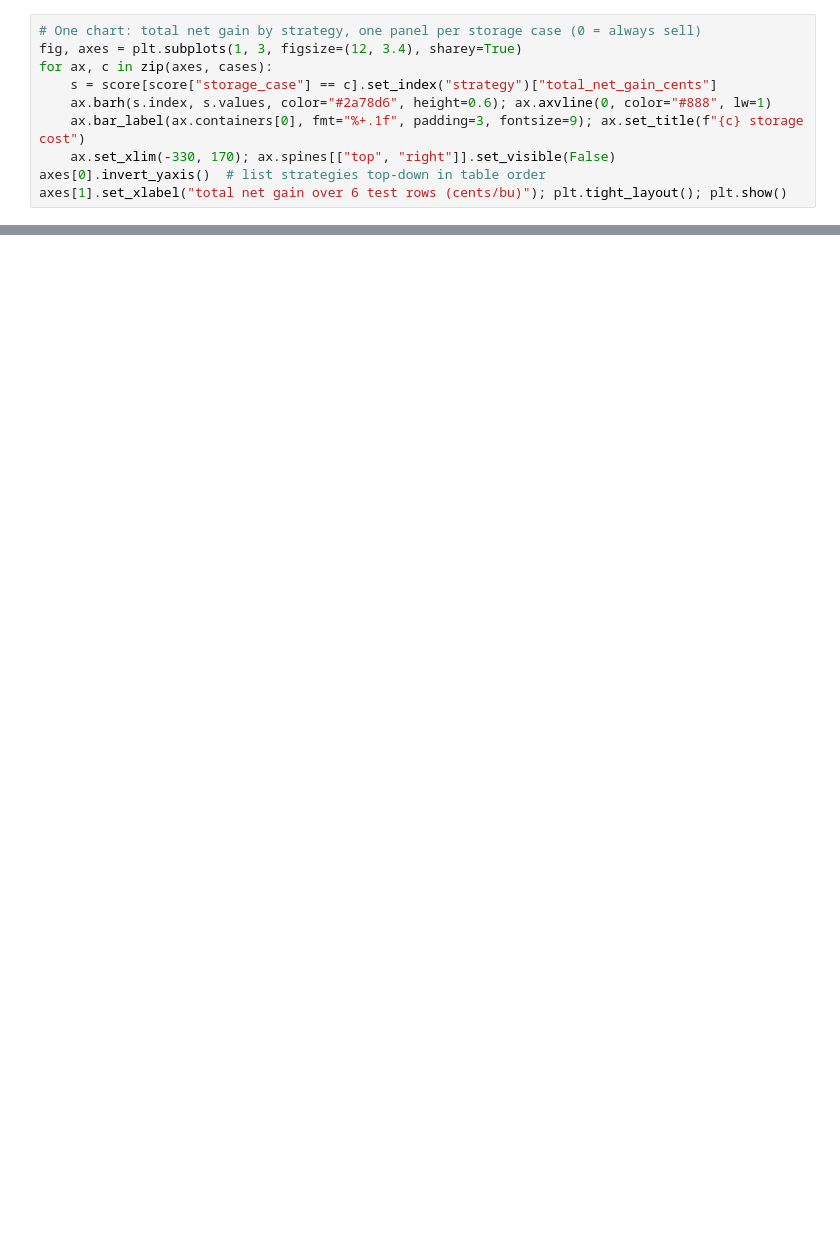
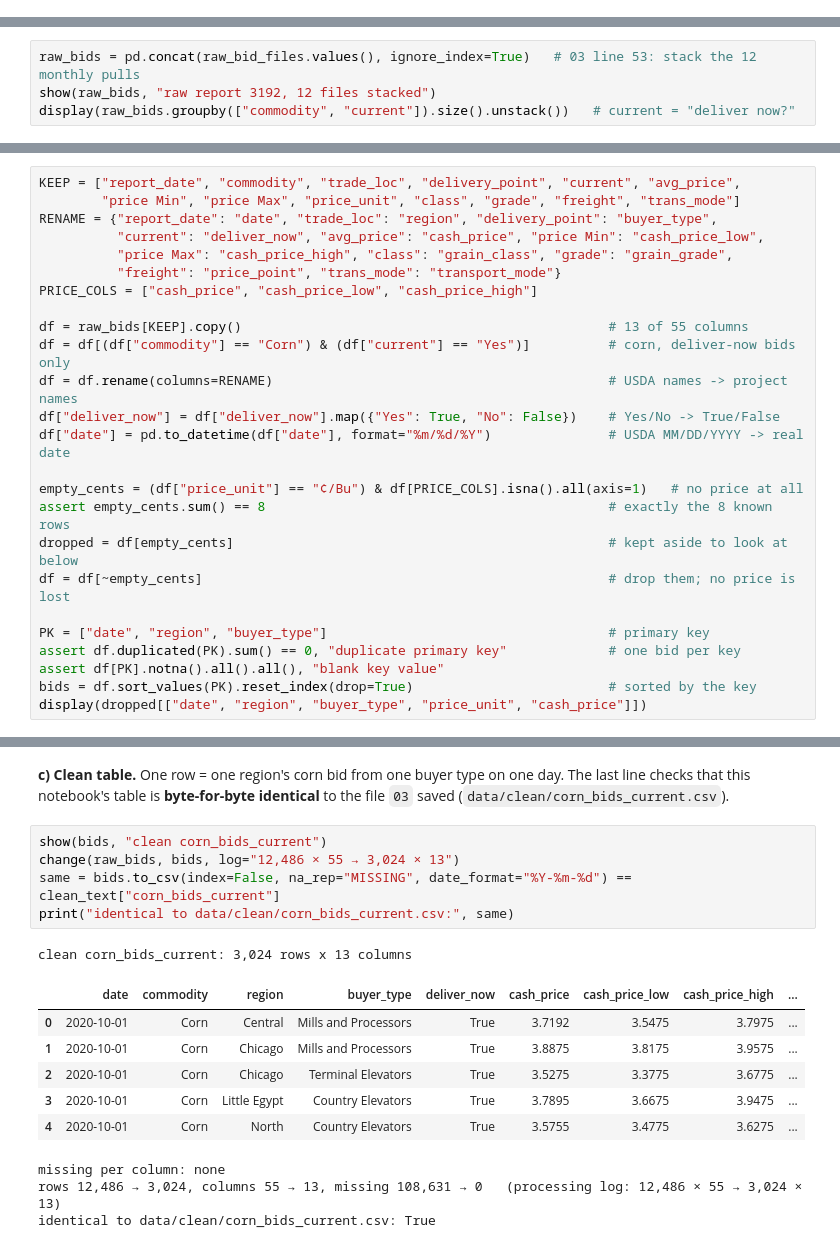
Before and after one commit to Jessie-Ren699/corn-storage-basis, a Jupyter notebook: notebooks/00_walkthrough.ipynb, the cells around one changed output, grey strips where cells are left out. Saved outputs shown, nothing was run; the diff lists cells and outputs as text; blank space fills up the shorter version.

Commit message:
Walkthrough v2: table -> code -> table for each step, real script logic, checks against saved files
Co-Authored-By: Claude Opus 5.5 <noreply@anthropic.com>

```diff
--- a/notebooks/00_walkthrough.ipynb
+++ b/notebooks/00_walkthrough.ipynb
@@ -377,10 +0,0 @@ Forecast error (MAE, cents/bu): {'err_regression_cents': 7.16, 'err_past_average
-# %%
-# One chart: total net gain by strategy, one panel per storage case (0 = always sell)
-fig, axes = plt.subplots(1, 3, figsize=(12, 3.4), sharey=True)
-for ax, c in zip(axes, cases):
-    s = score[score["storage_case"] == c].set_index("strategy")["total_net_gain_cents"]
-    ax.barh(s.index, s.values, color="#2a78d6", height=0.6); ax.axvline(0, color="#888", lw=1)
-    ax.bar_label(ax.containers[0], fmt="%+.1f", padding=3, fontsize=9); ax.set_title(f"{c} storage cost")
-    ax.set_xlim(-330, 170); ax.spines[["top", "right"]].set_visible(False)
-axes[0].invert_yaxis()  # list strategies top-down in table order
-axes[1].set_xlabel("total net gain over 6 test rows (cents/bu)"); plt.tight_layout(); plt.show()
@@ -408,0 +96,4 @@ axes[1].set_xlabel("total net gain over 6 test rows (cents/bu)"); plt.tight_layo
+# %%
+raw_bids = pd.concat(raw_bid_files.values(), ignore_index=True)   # 03 line 53: stack the 12 monthly pulls
+show(raw_bids, "raw report 3192, 12 files stacked")
+display(raw_bids.groupby(["commodity", "current"]).size().unstack())   # current = "deliver now?"
@@ -408,0 +125,25 @@ axes[1].set_xlabel("total net gain over 6 test rows (cents/bu)"); plt.tight_layo
+# %%
+KEEP = ["report_date", "commodity", "trade_loc", "delivery_point", "current", "avg_price",
+        "price Min", "price Max", "price_unit", "class", "grade", "freight", "trans_mode"]
+RENAME = {"report_date": "date", "trade_loc": "region", "delivery_point": "buyer_type",
+          "current": "deliver_now", "avg_price": "cash_price", "price Min": "cash_price_low",
+          "price Max": "cash_price_high", "class": "grain_class", "grade": "grain_grade",
+          "freight": "price_point", "trans_mode": "transport_mode"}
+PRICE_COLS = ["cash_price", "cash_price_low", "cash_price_high"]
+
+df = raw_bids[KEEP].copy()                                               # 13 of 55 columns
+df = df[(df["commodity"] == "Corn") & (df["current"] == "Yes")]          # corn, deliver-now bids only
+df = df.rename(columns=RENAME)                                           # USDA names -> project names
+df["deliver_now"] = df["deliver_now"].map({"Yes": True, "No": False})    # Yes/No -> True/False
+df["date"] = pd.to_datetime(df["date"], format="%m/%d/%Y")               # USDA MM/DD/YYYY -> real date
+
+empty_cents = (df["price_unit"] == "¢/Bu") & df[PRICE_COLS].isna().all(axis=1)   # no price at all
+assert empty_cents.sum() == 8                                            # exactly the 8 known rows
+dropped = df[empty_cents]                                                # kept aside to look at below
+df = df[~empty_cents]                                                    # drop them; no price is lost
+
+PK = ["date", "region", "buyer_type"]                                    # primary key
+assert df.duplicated(PK).sum() == 0, "duplicate primary key"             # one bid per key
+assert df[PK].notna().all().all(), "blank key value"
+bids = df.sort_values(PK).reset_index(drop=True)                         # sorted by the key
+display(dropped[["date", "region", "buyer_type", "price_unit", "cash_price"]])
@@ -408,0 +160,19 @@ axes[1].set_xlabel("total net gain over 6 test rows (cents/bu)"); plt.tight_layo
+# %% [markdown]
+**c) Clean table.** One row = one region's corn bid from one buyer type on one day. The last line checks that this
+notebook's table is **byte-for-byte identical** to the file `03` saved (`data/clean/corn_bids_current.csv`).
+# %%
+show(bids, "clean corn_bids_current")
+change(raw_bids, bids, log="12,486 × 55 → 3,024 × 13")
+same = bids.to_csv(index=False, na_rep="MISSING", date_format="%Y-%m-%d") == clean_text["corn_bids_current"]
+print("identical to data/clean/corn_bids_current.csv:", same)
+# %% [output]
+clean corn_bids_current: 3,024 rows x 13 columns
+|  | date | commodity | region | buyer_type | deliver_now | cash_price | cash_price_low | cash_price_high | ... |
+| 0 | 2020-10-01 | Corn | Central | Mills and Processors | True | 3.7192 | 3.5475 | 3.7975 | ... |
+| 1 | 2020-10-01 | Corn | Chicago | Mills and Processors | True | 3.8875 | 3.8175 | 3.9575 | ... |
+| 2 | 2020-10-01 | Corn | Chicago | Terminal Elevators | True | 3.5275 | 3.3775 | 3.6775 | ... |
+| 3 | 2020-10-01 | Corn | Little Egypt | Country Elevators | True | 3.7895 | 3.6675 | 3.9475 | ... |
+| 4 | 2020-10-01 | Corn | North | Country Elevators | True | 3.5755 | 3.4775 | 3.6275 | ... |
+missing per column: none
+rows 12,486 → 3,024, columns 55 → 13, missing 108,631 → 0   (processing log: 12,486 × 55 → 3,024 × 13)
+identical to data/clean/corn_bids_current.csv: True
```
Also changed, not shown: parts of 102 cells of this notebook.
